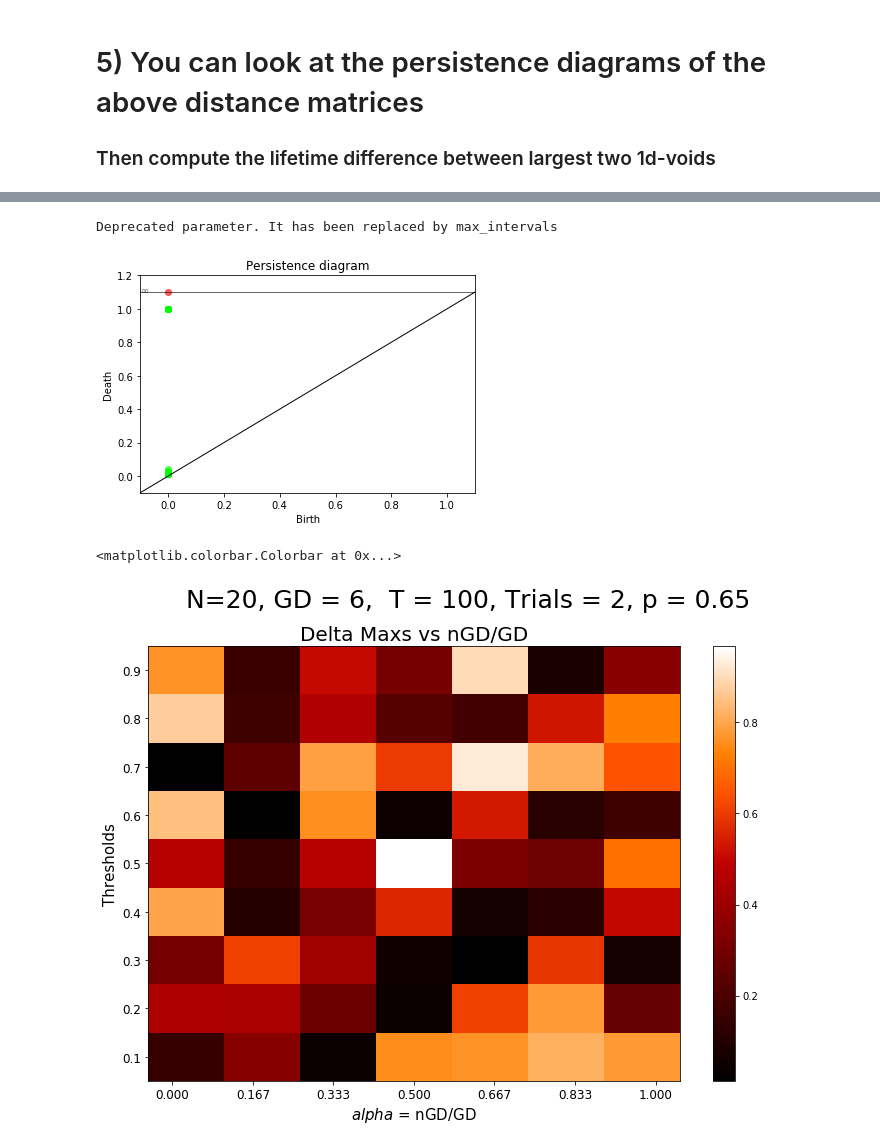
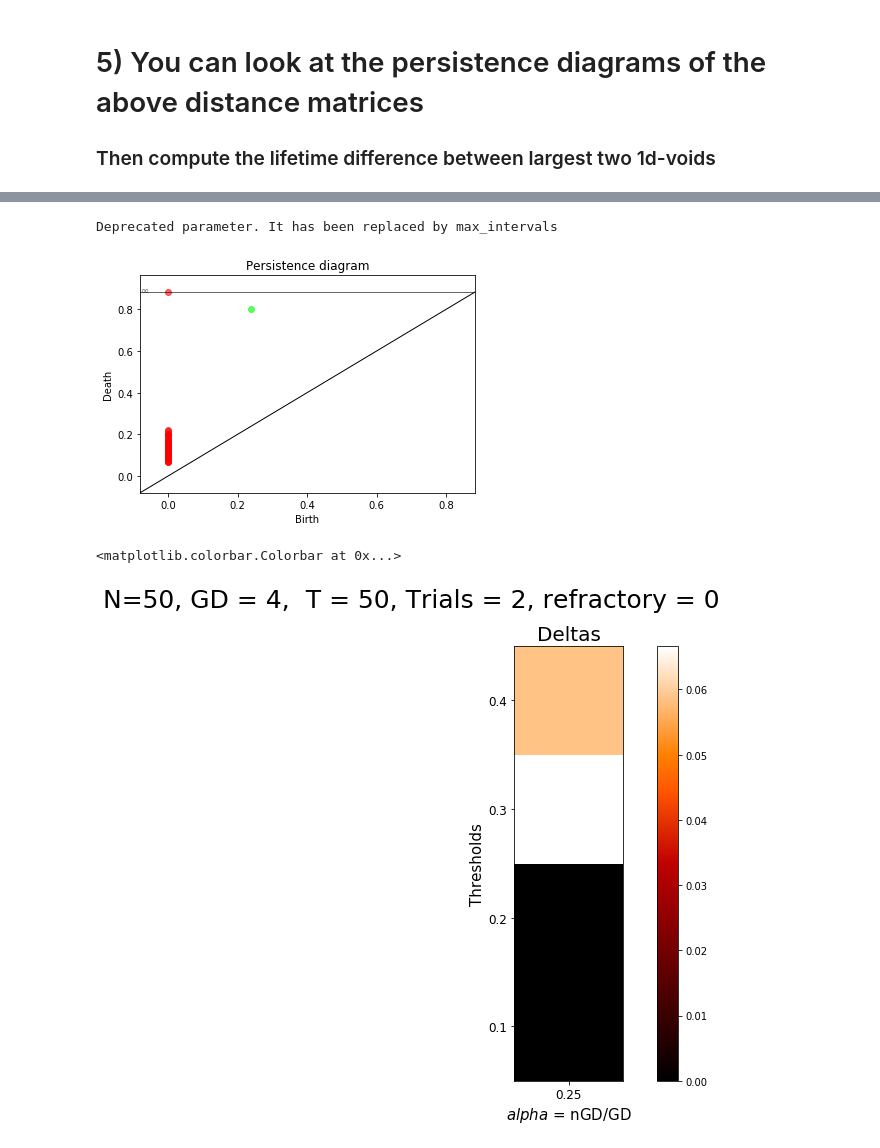
Before and after one commit to ulgenklc/Complex-Contagions, a Jupyter notebook: Excitations_python/new_model/WTM_v1.ipynb, the cells around one changed output, grey strips where cells are left out. Cells and saved outputs as stored; diff of their text form; code cells hidden in the pictures.

```diff
--- a/Excitations_python/new_model/WTM_v1.ipynb
+++ b/Excitations_python/new_model/WTM_v1.ipynb
@@ -572,7 +661,7 @@ plt.savefig('/Users/bengieru/Dane/docs/source/contagion_sizes.png')
 # 5) You can look at the persistence diagrams of the above distance matrices
 ### Then compute the lifetime difference between largest two 1d-voids
 # %%
-pers1 = ring_latt_k_regular.compute_persistence(D1, spy = True)
+pers1 = ring_latt_k_regular.compute_persistence(D1_1, spy = True)
 delta1 = ring_latt_k_regular.one_d_Delta(pers1)
 #pers1, delta1
 # %% [output]
@@ -581,5 +670,5 @@ Deprecated parameter. It has been replaced by max_intervals
 # %%
-pers2 = ring_latt_k_regular.compute_persistence(D2, spy = True)
+pers2 = ring_latt_k_regular.compute_persistence(D2_1, spy = True)
 delta2 = ring_latt_k_regular.one_d_Delta(pers2)
 #pers2, delta2
 # %% [output]
@@ -588,7 +677,7 @@ Deprecated parameter. It has been replaced by max_intervals
 # %%
-pers3 = ring_latt_k_regular.compute_persistence(D3, spy = True)
+pers3 = ring_latt_k_regular.compute_persistence(D3_1, spy = True)
 delta3 = ring_latt_k_regular.one_d_Delta(pers3)
 #pers3, delta3
-plt.savefig('/Users/bengieru/Dane/docs/source/pers_diag.png')
+#plt.savefig('/Users/bengieru/Dane/docs/source/pers_diag.png')
 # %% [output]
 Deprecated parameter. It has been replaced by max_intervals
@@ -596,24 +685,25 @@ Deprecated parameter. It has been replaced by max_intervals
 # %%
-pers4 = ring_latt_k_regular.compute_persistence(D4, spy = True)
+pers4 = ring_latt_k_regular.compute_persistence(D4_1, spy = True)
 delta4 = ring_latt_k_regular.one_d_Delta(pers4)
 #pers4, delta4
 # %% [output]
 Deprecated parameter. It has been replaced by max_intervals
-[figure, old version]
+[figure, new version]
 # %%
-bands = 3
-d2s = [1,2,3,4,5,6]
+bands = 2
+d2 = 1
+dm = np.array([[delta1[0]], [delta2[0]], [delta3[0]], [delta4[0]]])
 thresholds = np.linspace(0.1,0.9,9)
 fig,ax = plt.subplots(1,1,figsize = (12,8))
-im = ax.imshow(dm, cmap = 'gist_heat', extent = [-.05,1.05,0.05,0.95])
-fig.suptitle('N=%d, GD = %d,  T = %d, Trials = %d, p = %.2f'%(n,2*bands,T, Trials, p),fontsize = 25)
-ax.set_title('Delta Maxs vs nGD/GD', fontsize = 20)
-ax.set_xticks(np.array([0]+d2s)/(2*bands))
-ax.set_yticks(thresholds)
+im = ax.imshow(dm, origin = 'lower', cmap = 'gist_heat', extent = [0.20,0.30,0.05,0.45])
+fig.suptitle('N=%d, GD = %d,  T = %d, Trials = %d, refractory = %d'%(n,2*bands,T, Trials, refractory_period),fontsize = 25)
+ax.set_title('Deltas', fontsize = 20)
+ax.set_xticks(np.array([d2/(2*bands)]))
+ax.set_yticks(thresholds[:4])
 ax.set_xlabel('$alpha$ = nGD/GD', fontsize = 15 )
 ax.set_ylabel('Thresholds', fontsize = 15)
 ax.tick_params(axis = 'both', labelsize = 12)
 fig.colorbar(im)
 # %% [output]
 <matplotlib.colorbar.Colorbar at 0x...>
-[figure, old version]
+[figure, new version]
```
Also changed, not shown: parts of 28 cells of this notebook, 15 other files.
